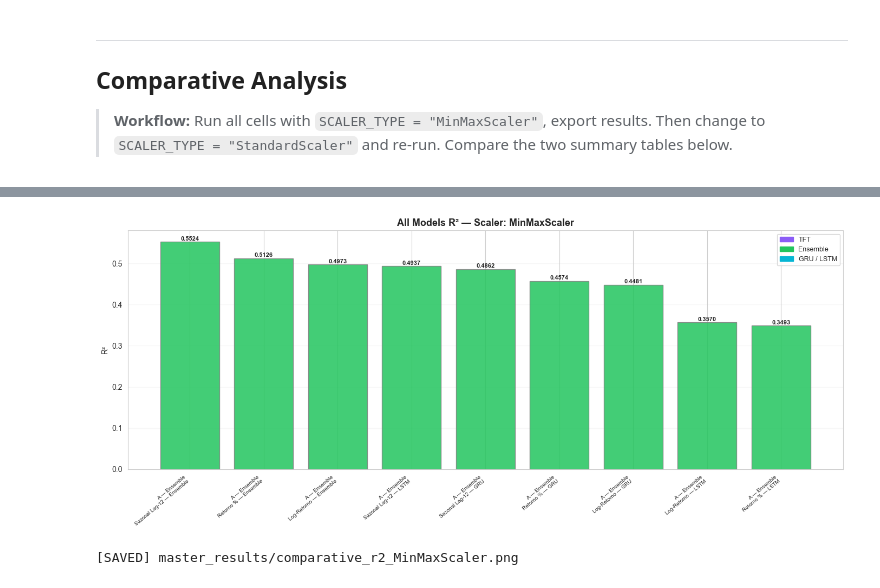
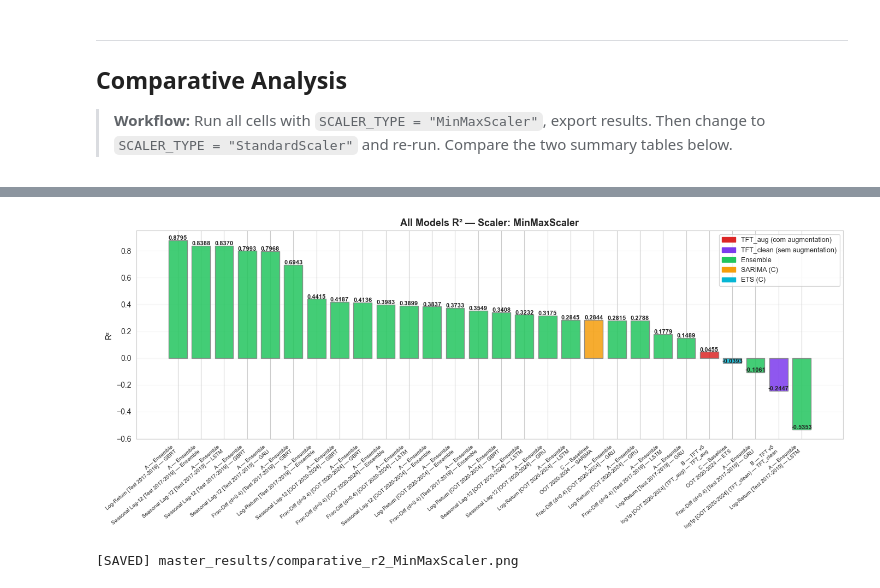
Before and after one commit to maracatu-machine-lab/time-series-prediction, a Jupyter notebook: master_pipeline.ipynb, the cells around one changed output, grey strips where cells are left out. Saved outputs shown, nothing was run; the diff lists cells and outputs as text; code cells hidden in the pictures.

Commit message:
Atualiza master pipeline e simplifica repositorio

```diff
--- a/master_pipeline.ipynb
+++ b/master_pipeline.ipynb
@@ -312,13 +574,13 @@ print("[OK] Transformation helpers loaded.")
 # ║  Architecture driven by GRU_CONFIG / LSTM_CONFIG from config cell. ║
 # ╚══════════════════════════════════════════════════════════════════════╝
 
-def construir_gru(janela: int) -> "Sequential":
+def build_gru(window: int) -> "Sequential":
     cfg = GRU_CONFIG
     model = Sequential([
         GRU(cfg["units_1"], return_sequences=True,
             kernel_regularizer=l2(cfg["weight_decay"]),
             recurrent_regularizer=l2(cfg["weight_decay"]),
-            input_shape=(janela, 1)),
+            input_shape=(window, 1)),
         Dropout(cfg["dropout"]),
         GRU(cfg["units_2"], return_sequences=False,
             kernel_regularizer=l2(cfg["weight_decay"]),
@@ -333,13 +595,13 @@ def construir_gru(janela: int) -> "Sequential":
     return model
 
 
-def construir_lstm(janela: int) -> "Sequential":
+def build_lstm(window: int) -> "Sequential":
     cfg = LSTM_CONFIG
     model = Sequential([
         LSTM(cfg["units_1"], return_sequences=True,
              kernel_regularizer=l2(cfg["weight_decay"]),
              recurrent_regularizer=l2(cfg["weight_decay"]),
-             input_shape=(janela, 1)),
+             input_shape=(window, 1)),
         Dropout(cfg["dropout"]),
         LSTM(cfg["units_2"], return_sequences=False,
              kernel_regularizer=l2(cfg["weight_decay"]),
@@ -355,7 +617,7 @@ def construir_lstm(janela: int) -> "Sequential":
     return model
 
 
-def treinar_rede(model, X_tr, y_tr, X_val, y_val):
+def train_network(model, X_tr, y_tr, X_val, y_val):
     tc = TRAIN_CONFIG
     cbs = [
         EarlyStopping(monitor="val_loss", patience=tc["patience"],
@@ -371,7 +633,7 @@ def treinar_rede(model, X_tr, y_tr, X_val, y_val):
     return model
 
 
-def treinar_gbrt(X_2d, y):
+def train_gbrt(X_2d, y):
     model = GradientBoostingRegressor(**GBRT_CONFIG)
     model.fit(X_2d, y)
     return model
@@ -1289,35 +3267,53 @@ summary_rows = []
 
 # ── Pipeline A entries ────────────────────────────────────────────────
 if pipeline_a_results:
-    for key, m in pipeline_a_results["metricas"].items():
-        parts = key.rsplit("_", 1)
-        modo_label = _LABEL_MAP.get(parts[0], parts[0])
-        summary_rows.append({
-            "Pipeline":   "A — Ensemble",
-            "Scaler":     SCALER_TYPE,
-            "Transform":  modo_label,
-            "Model":      parts[1] if len(parts) > 1 else "—",
-            "R2":         round(m["R2"], 4),
-            "RMSE":       round(m["RMSE"], 0),
-            "MAE":        round(m["MAE"], 0),
-            "MAPE_%":     round(m["MAPE_%"], 2),
-            "Bias_%":     round(m["Vies_%"], 2),
-        })
+    for period_key, metrics_dict in [
+        ("Test 2017-2019",  pipeline_a_results.get("metrics", {})),
+        ("OOT 2020-2024",   pipeline_a_results.get("oot_metrics", {})),
+    ]:
+        for key, m in metrics_dict.items():
+            parts = key.rsplit("_", 1)
+            modo_label = _LABEL_MAP.get(parts[0], parts[0])
+            summary_rows.append({
+                "Pipeline":   "A — Ensemble",
+                "Scaler":     SCALER_TYPE,
+                "Transform":  f"{modo_label} [{period_key}]",
+                "Model":      parts[1] if len(parts) > 1 else "—",
+                "R2":         round(m["R2"], 4),
+                "RMSE":       round(m["RMSE"], 0),
+                "MAE":        round(m["MAE"], 0),
+                "MAPE_%":     round(m["MAPE_%"], 2),
+                "Bias_%":     round(m["Bias_%"], 2),
+            })
 
-# ── Pipeline B entry ──────────────────────────────────────────────────
-if pipeline_b_results:
-    m = pipeline_b_results["final_metrics"]
+# ── Pipeline B entries — both augmentation variants ───────────────────
+_tft_variant_labels = {
+    "with_aug":    "TFT_aug",
+    "without_aug": "TFT_clean",
+}
+for variant_key, variant_label in _tft_variant_labels.items():
+    variant_res = pipeline_b_results.get(variant_key, {}) if pipeline_b_results else {}
+    if not variant_res:
+        continue
+    m = variant_res.get("final_metrics", {})
+    if not m:
+        continue
     summary_rows.append({
         "Pipeline":   "B — TFT v5",
         "Scaler":     SCALER_TYPE,
-        "Transform":  "log1p",
-        "Model":      "TFT",
+        "Transform":  f"log1p [OOT 2020-2024] ({variant_label})",
+        "Model":      variant_label,
         "R2":         round(m["R2"], 4),
         "RMSE":       round(m["RMSE"], 0),
         "MAE":        round(m["MAE"], 0),
         "MAPE_%":     round(m["MAPE_%"], 2),
-        "Bias_%":     round(m.get("Vies_%", float("nan")), 2),
+        "Bias_%":     round(m.get("Bias_%", float("nan")), 2),
     })
+
+# ── Pipeline C entries (baselines SARIMA / ETS) ───────────────────────
+if _pipeline_c_summary_rows:
+    for _row_c in _pipeline_c_summary_rows:
+        summary_rows.append(_row_c)
 
 if summary_rows:
     df_summary = pd.DataFrame(summary_rows)
@@ -1336,8 +3332,14 @@ if summary_rows:
     labels = [f"{r['Pipeline']}\n{r['Transform']} — {r['Model']}"
               for _, r in df_summary.iterrows()]
     r2_vals = df_summary["R2"].values
-    bar_colors = ["#8b5cf6" if "TFT" in l else "#22c55e" if "Ensemble" in l
-                  else "#06b6d4" for l in labels]
+    bar_colors = [
+        "#DC2626" if "TFT_aug"   in l else
+        "#7C3AED" if "TFT_clean" in l else
+        "#22c55e" if "Ensemble"  in l else
+        "#f59e0b" if "SARIMA"    in l else
+        "#06b6d4" if "ETS"       in l else
+        "#64748b" for l in labels
+    ]
     bars = ax.bar(range(len(labels)), r2_vals, color=bar_colors,
                   edgecolor="gray", alpha=0.85)
     ax.set_xticks(range(len(labels)))
@@ -1350,9 +3352,11 @@ if summary_rows:
         ax.text(bar.get_x() + bar.get_width() / 2, bar.get_height() + 0.003,
                 f"{val:.4f}", ha="center", fontsize=8, fontweight="bold")
     legend_elements = [
-        mpatches.Patch(color="#8b5cf6", label="TFT"),
+        mpatches.Patch(color="#DC2626", label="TFT_aug (com augmentation)"),
+        mpatches.Patch(color="#7C3AED", label="TFT_clean (sem augmentation)"),
         mpatches.Patch(color="#22c55e", label="Ensemble"),
-        mpatches.Patch(color="#06b6d4", label="GRU / LSTM"),
+        mpatches.Patch(color="#f59e0b", label="SARIMA (C)"),
+        mpatches.Patch(color="#06b6d4", label="ETS (C)"),
     ]
     ax.legend(handles=legend_elements, fontsize=9)
     plt.tight_layout()
@@ -1377,4 +3385,4 @@ A — Ensemble MinMaxScaler      Retorno %     LSTM 0.3493 11539.0 7690.0   11.8
 
 [SAVED] master_results/comparative_MinMaxScaler.xlsx
-[figure, old version]
+[figure, new version]
 [SAVED] master_results/comparative_r2_MinMaxScaler.png
```
Also changed, not shown: parts of 38 cells of this notebook, 16 other files.
